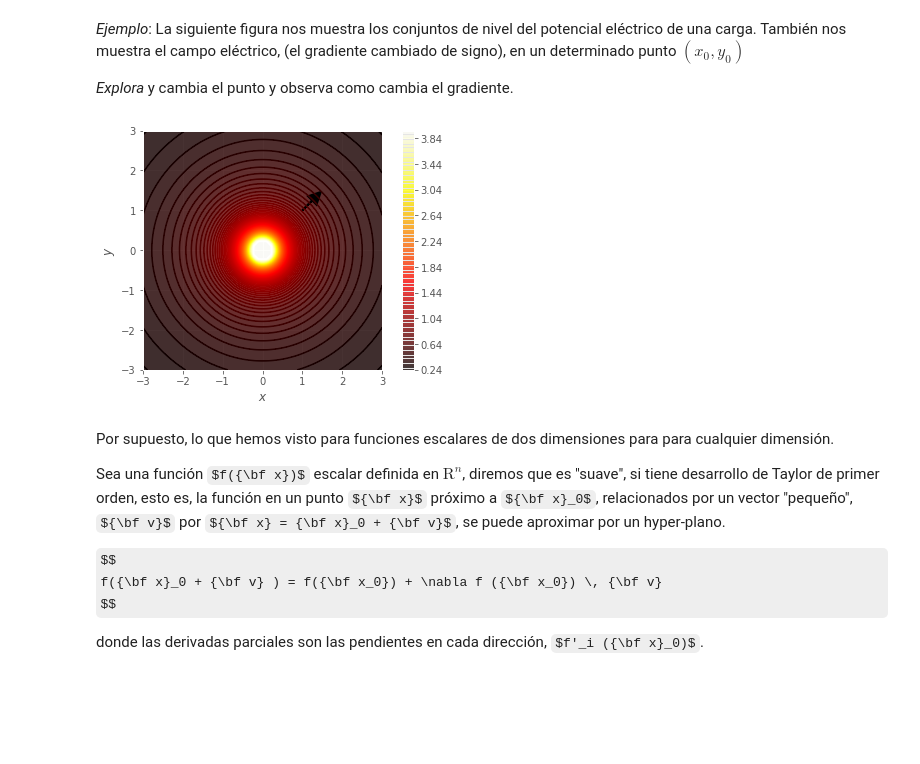
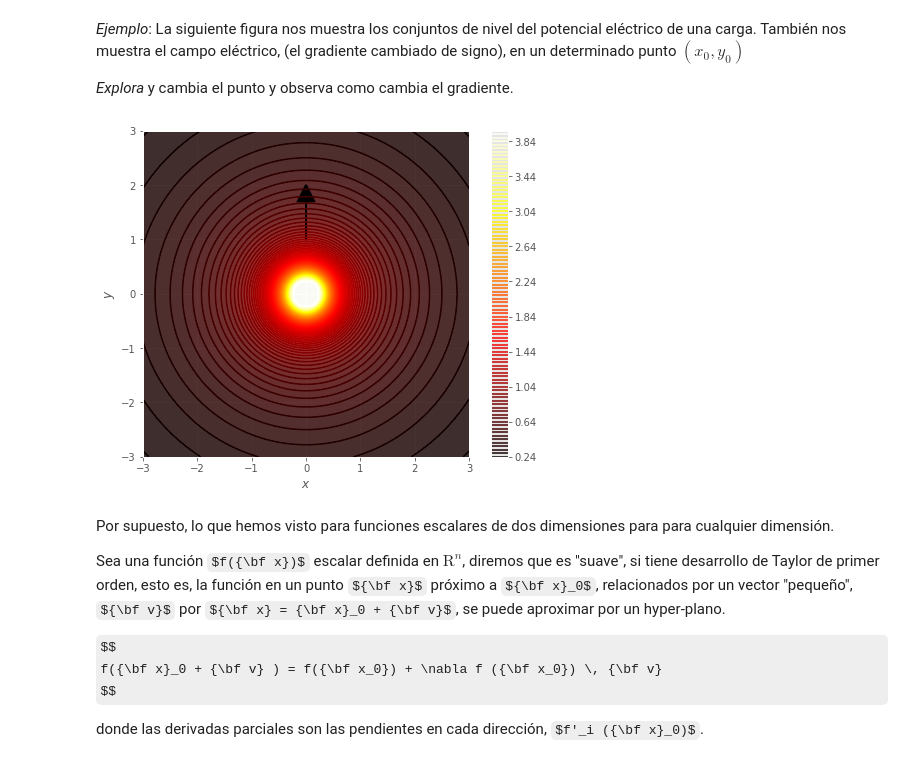
Before and after one commit to jahernando/USC-MMIII, a Jupyter notebook: tderivadas_gradiante_jacobiana.ipynb, the cells around one changed output. Cells and saved outputs as stored; diff of their text form; code cells hidden in the pictures; some formulas as TeX source; blank space fills up the shorter version.

```diff
--- a/tderivadas_gradiante_jacobiana.ipynb
+++ b/tderivadas_gradiante_jacobiana.ipynb
@@ -88,14 +88,14 @@ También nos muestra  el campo eléctrico, (el gradiente cambiado de signo), en
 
 *Explora* y cambia el punto y observa como cambia el gradiente.
 # %%
-x0, y0 =  1, 1.
+x0, y0 =  0, 1.
 V  = lambda x, y : 1/(x*x + y*y)**(1/2)
 Ex = lambda x, y : x/(x*x + y*y)**(3/2)
 Ey = lambda x, y : y/(x*x + y*y)**(3/2)
 gf.contour(V, contours = 100, zlim=(0., 4));
 gf.arrow(x0, y0, Ex(x0, y0), Ey(x0, y0));
 # %% [output]
-[figure, old version]
+[figure, new version]
 # %% [markdown]
 
 Por supuesto, lo que hemos visto para funciones escalares de dos dimensiones para para cualquier dimensión.
```
Also changed, not shown: parts of 5 cells of this notebook, 1 other file.
